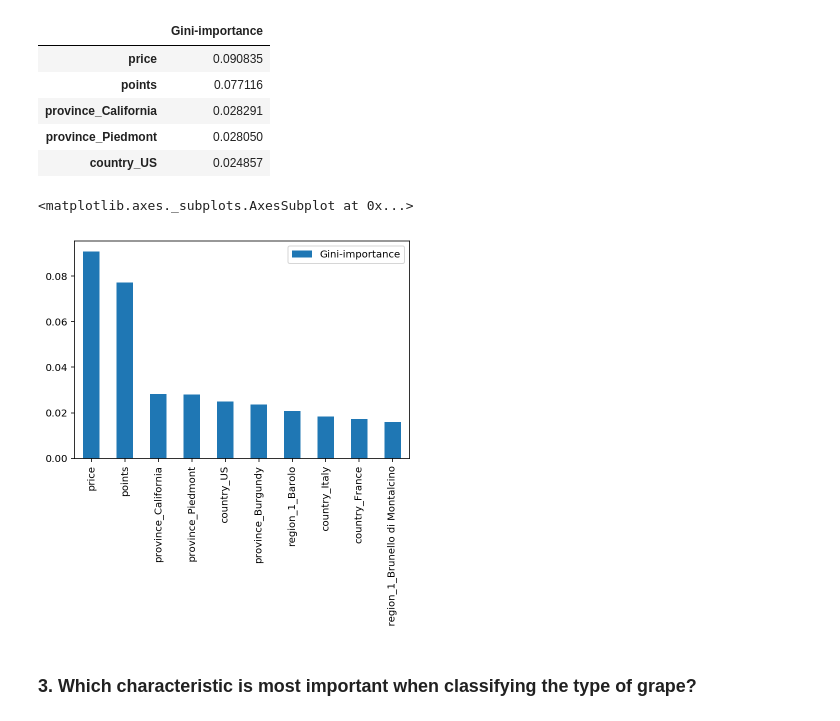
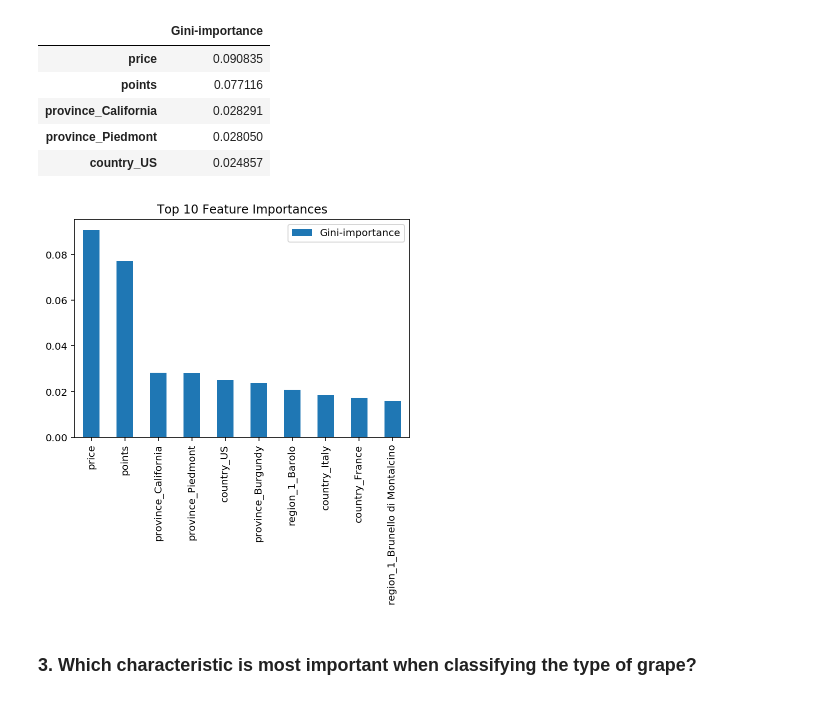
Before and after one commit to brennerswenson/wine_classifier, a Jupyter notebook: wine.ipynb, the cells around one changed output. Saved outputs shown, nothing was run; the diff lists cells and outputs as text; code cells hidden in the pictures.

Commit message:
add title to feature plot

```diff
--- a/wine.ipynb
+++ b/wine.ipynb
@@ -440,11 +440,11 @@ importances.head()
 | province_California | 0.028291 |
 | province_Piedmont | 0.028050 |
 | country_US | 0.024857 |
-# %%
-importances[:10].plot(kind='bar')
-# %% [output]
-<matplotlib.axes._subplots.AxesSubplot at 0x...>
-[figure, removed]
+# %%
+# PLOT THE MOST IMPORTANT FEATURES AND THEIR IMPORTANCES
+importances[:10].plot(kind='bar', title='Top 10 Feature Importances');
+# %% [output]
+[figure, added]
 # %% [markdown]
 ### 3. Which characteristic is most important when classifying the type of grape?
 # %% [markdown]
```
Also changed, not shown: 2 other files.
